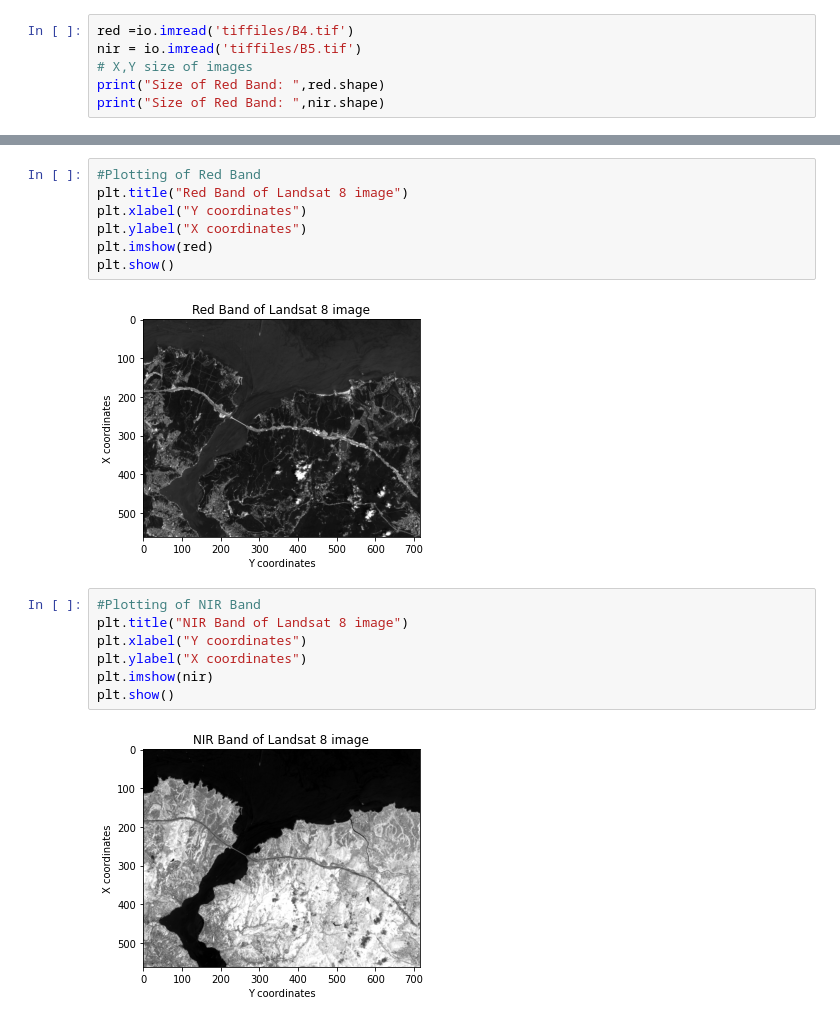
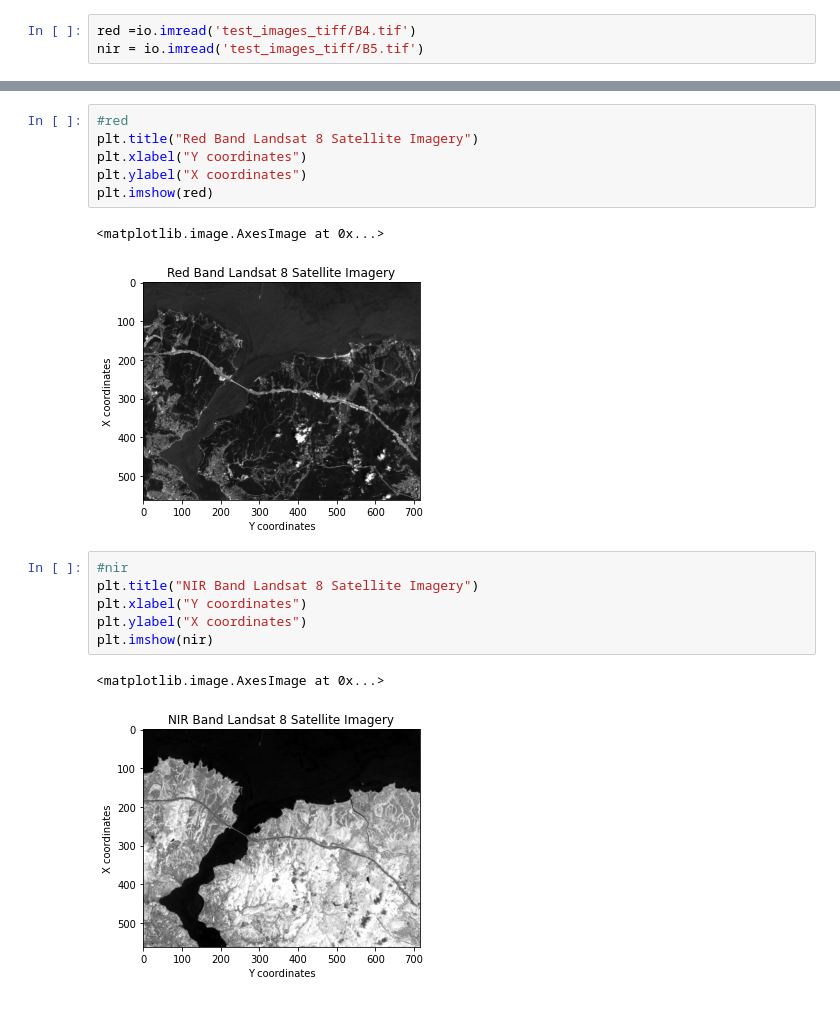
Before and after one commit to berkesenturk/Remote-Sensing-Sentinel-2-EO-Data-Masking-Algorithm, a Jupyter notebook: ndvi.ipynb, the cells around one changed output, grey strips where cells are left out. Cells and saved outputs as stored; diff of their text form.

```diff
--- a/ndvi.ipynb
+++ b/ndvi.ipynb
@@ -8,6 +9,3 @@ import matplotlib.patches as mpatches
 # %%
-red =io.imread('tiffiles/B4.tif')
-nir = io.imread('tiffiles/B5.tif')
-# X,Y size of images
-print("Size of Red Band: ",red.shape)
-print("Size of Red Band: ",nir.shape)
+red =io.imread('test_images_tiff/B4.tif')
+nir = io.imread('test_images_tiff/B5.tif')
@@ -67,18 +12,18 @@ array([  0,   1,   2,   3,   4,   5,   6,   7,   8,   9,  10,  11,  12,
 # %%
-#Plotting of Red Band
-plt.title("Red Band of Landsat 8 image")
+#red
+plt.title("Red Band Landsat 8 Satellite Imagery")
 plt.xlabel("Y coordinates")
 plt.ylabel("X coordinates")
 plt.imshow(red)
-plt.show()
 # %% [output]
+<matplotlib.image.AxesImage at 0x...>
-[figure, old version]
+[figure, new version]
 # %%
-#Plotting of NIR Band
-plt.title("NIR Band of Landsat 8 image")
+#nir
+plt.title("NIR Band Landsat 8 Satellite Imagery")
 plt.xlabel("Y coordinates")
 plt.ylabel("X coordinates")
 plt.imshow(nir)
-plt.show()
 # %% [output]
+<matplotlib.image.AxesImage at 0x...>
-[figure, old version]
+[figure, new version]
```
Also changed, not shown: parts of 10 cells of this notebook, 18 other files.
